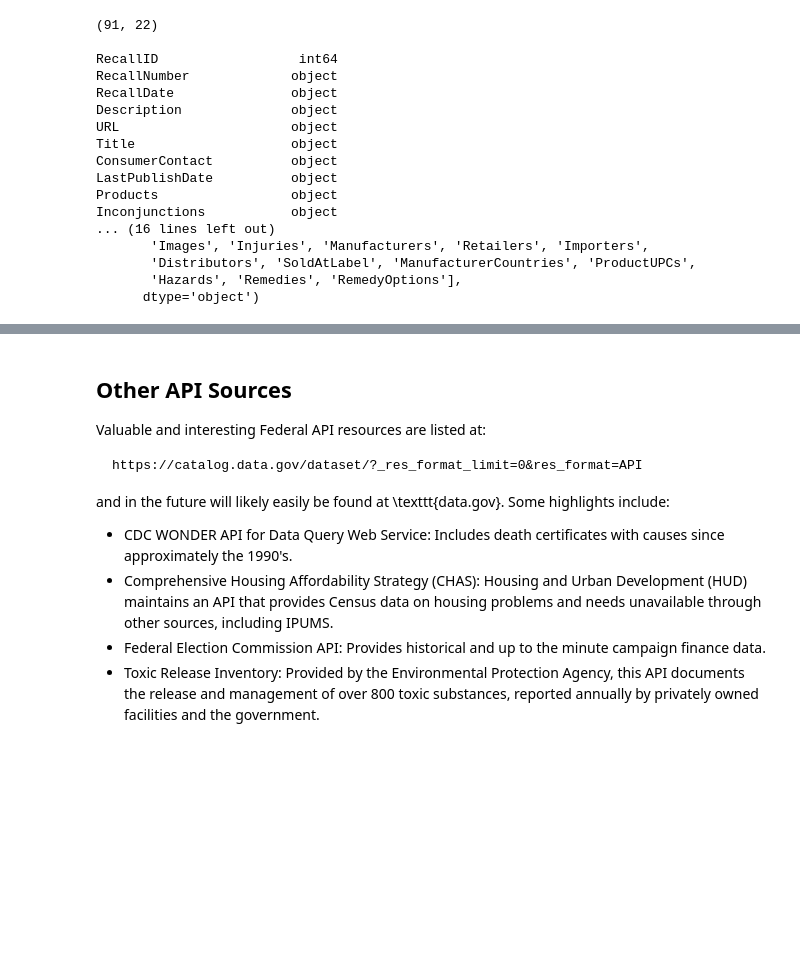
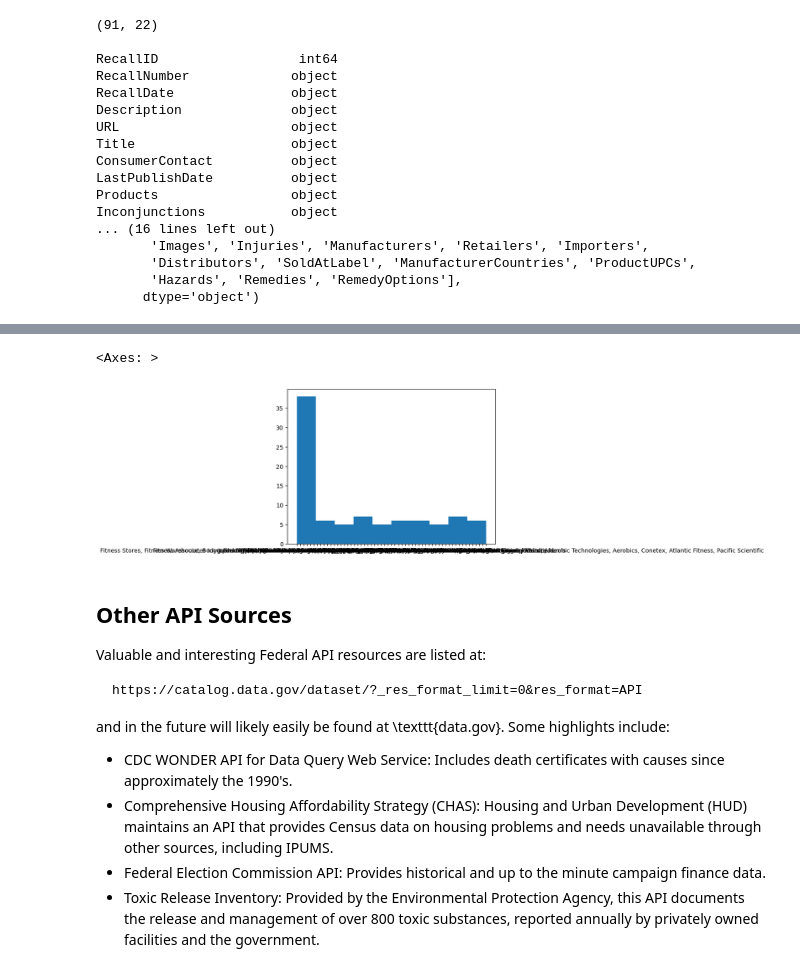
Before and after one commit to gffiveash/Labs, a Jupyter notebook: 01_api_calls/assignment_notebook.ipynb, the cells around one changed output, grey strips where cells are left out. Cells and saved outputs as stored; diff of their text form; code cells hidden in the pictures; blank space fills up the shorter version.

```diff
--- a/01_api_calls/assignment_notebook.ipynb
+++ b/01_api_calls/assignment_notebook.ipynb
@@ -257,0 +278,13 @@ This should convert the above analysis into a web page available from localhost.
+# %%
+# Flatten dictionaries
+new_manufacturer = df['Manufacturers']
+clean_values = []
+for i in range(len(new_manufacturer)):
+    if len(new_manufacturer[i])>0:
+        values = []
+        for j in range(len(new_manufacturer[i])):
+            values.append(new_manufacturer[i][j]['Name'] )
+        clean_values.append(', '.join(values))
+    else:
+        clean_values.append('')
+df['manufacturers'] = clean_values
@@ -257,0 +313,5 @@ This should convert the above analysis into a web page available from localhost.
+# %%
+df['manufacturers'].hist(grid=False)
+# %% [output]
+<Axes: >
+[figure, added]
```
Also changed, not shown: parts of 14 cells of this notebook.
